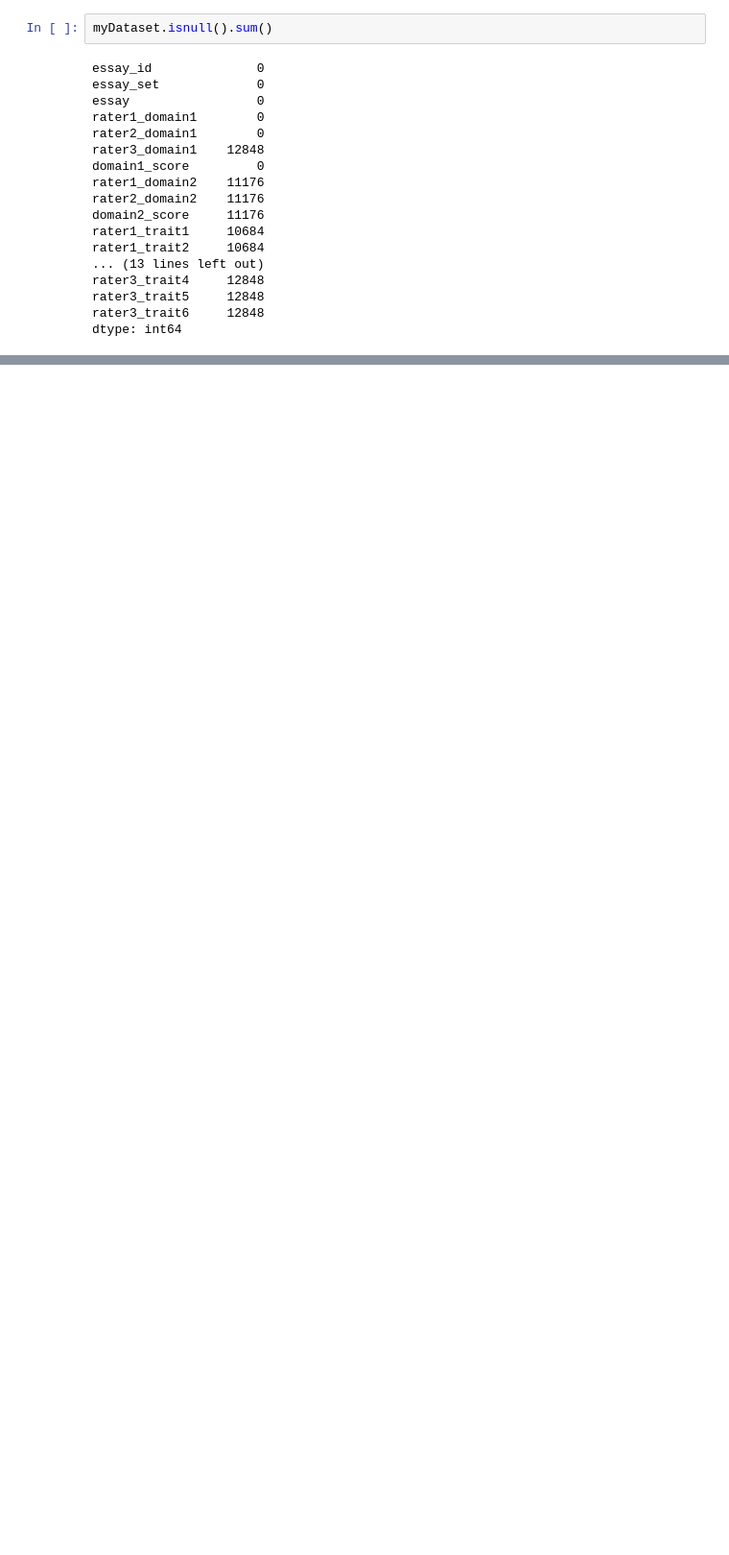
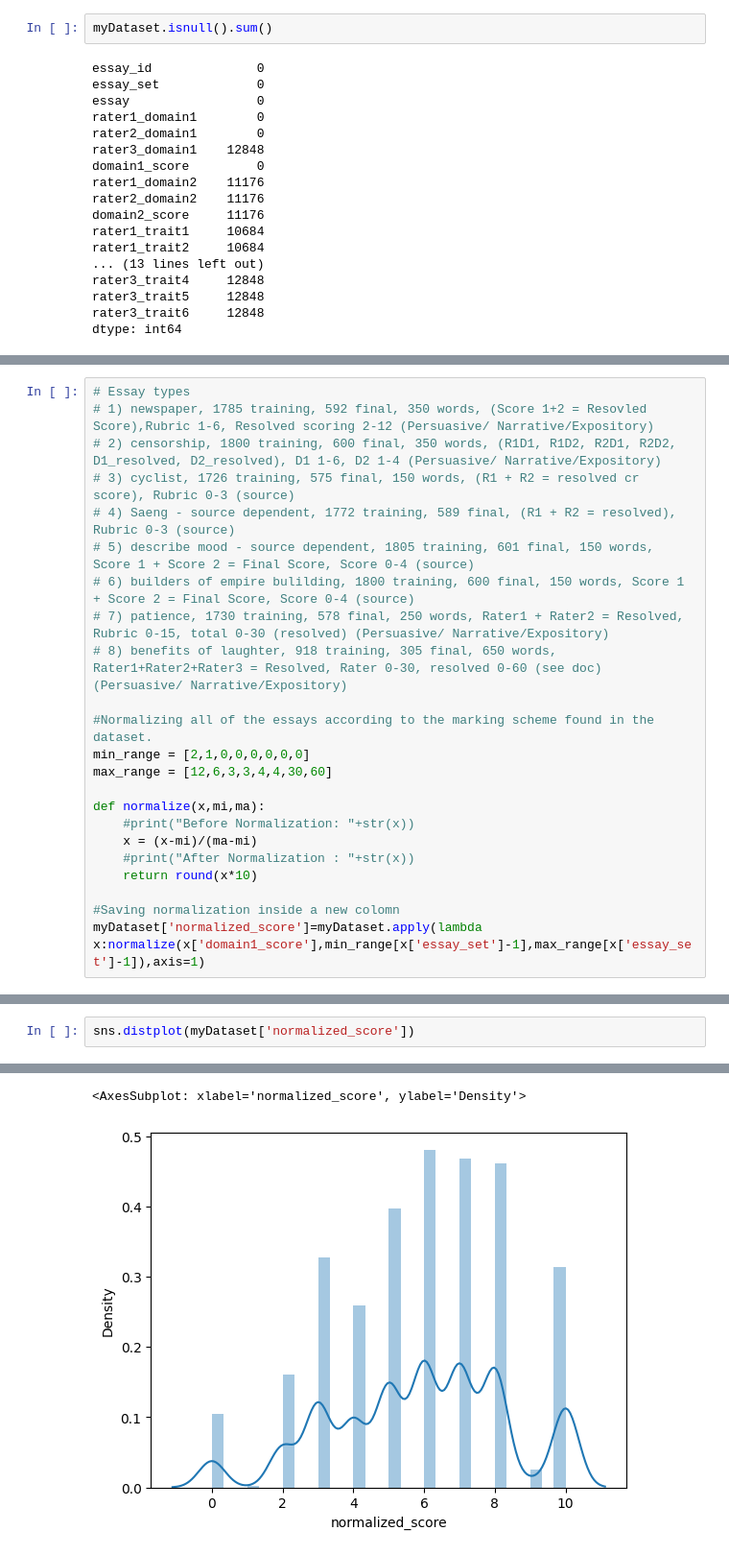
Before and after one commit to hypethral/robograder, a Jupyter notebook: src/analysis.ipynb, the cells around one changed output, grey strips where cells are left out. Shown: that part at 96% size. Cells and saved outputs as stored; diff of their text form; blank space fills up the shorter version.

```diff
--- a/src/analysis.ipynb
+++ b/src/analysis.ipynb
@@ -100,0 +151,23 @@ myDataset[myDataset['essay_set']==8]
+# %%
+# Essay types
+# 1) newspaper, 1785 training, 592 final, 350 words, (Score 1+2 = Resovled Score),Rubric 1-6, Resolved scoring 2-12 (Persuasive/ Narrative/Expository)
+# 2) censorship, 1800 training, 600 final, 350 words, (R1D1, R1D2, R2D1, R2D2, D1_resolved, D2_resolved), D1 1-6, D2 1-4 (Persuasive/ Narrative/Expository)
+# 3) cyclist, 1726 training, 575 final, 150 words, (R1 + R2 = resolved cr score), Rubric 0-3 (source)
+# 4) Saeng - source dependent, 1772 training, 589 final, (R1 + R2 = resolved), Rubric 0-3 (source)
+# 5) describe mood - source dependent, 1805 training, 601 final, 150 words, Score 1 + Score 2 = Final Score, Score 0-4 (source)
+# 6) builders of empire bulilding, 1800 training, 600 final, 150 words, Score 1 + Score 2 = Final Score, Score 0-4 (source)
+# 7) patience, 1730 training, 578 final, 250 words, Rater1 + Rater2 = Resolved, Rubric 0-15, total 0-30 (resolved) (Persuasive/ Narrative/Expository)
+# 8) benefits of laughter, 918 training, 305 final, 650 words, Rater1+Rater2+Rater3 = Resolved, Rater 0-30, resolved 0-60 (see doc) (Persuasive/ Narrative/Expository)
+
+#Normalizing all of the essays according to the marking scheme found in the dataset.
+min_range = [2,1,0,0,0,0,0,0]
+max_range = [12,6,3,3,4,4,30,60]
+
+def normalize(x,mi,ma):
+    #print("Before Normalization: "+str(x))
+    x = (x-mi)/(ma-mi)
+    #print("After Normalization : "+str(x))
+    return round(x*10)
+
+#Saving normalization inside a new colomn
+myDataset['normalized_score']=myDataset.apply(lambda x:normalize(x['domain1_score'],min_range[x['essay_set']-1],max_range[x['essay_set']-1]),axis=1)
@@ -100,0 +189,3 @@ myDataset[myDataset['essay_set']==8]
+# %%
+sns.distplot(myDataset['normalized_score'])
+# %% [output]
@@ -100,0 +201,2 @@ myDataset[myDataset['essay_set']==8]
+<AxesSubplot: xlabel='normalized_score', ylabel='Density'>
+[figure, added]
```
Also changed, not shown: parts of 19 cells of this notebook.
